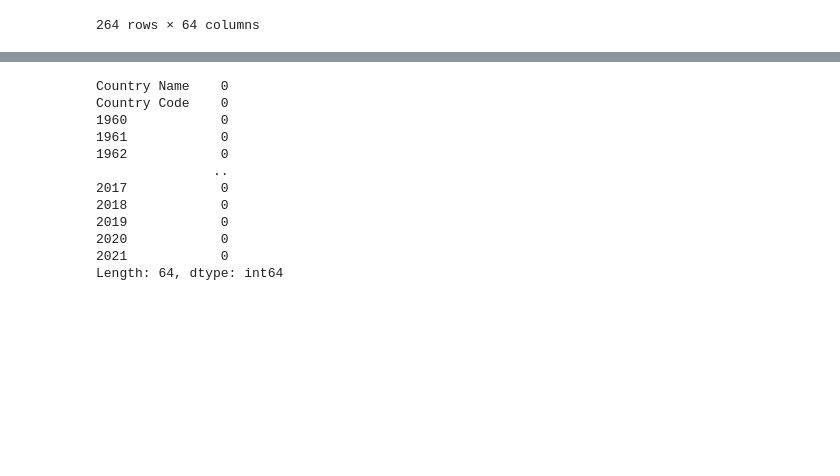
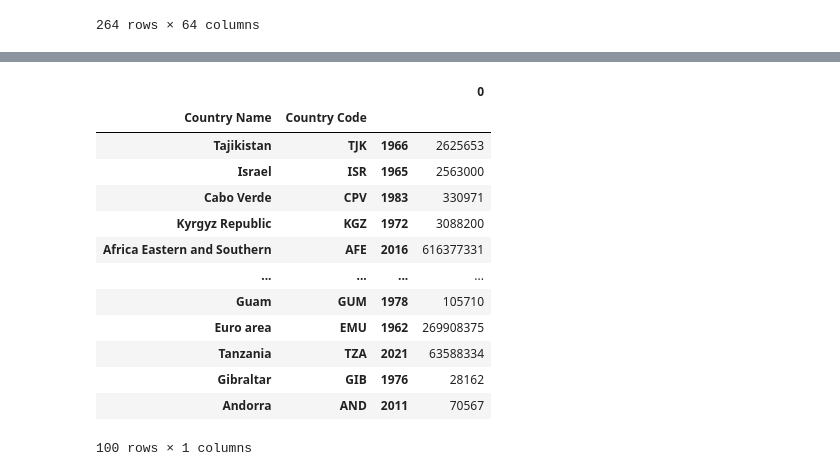
Before and after one commit to themountaintop/exploring_world_emissions, a Jupyter notebook: world_pop_ETL.ipynb, the cells around one changed output, grey strips where cells are left out. Saved outputs shown, nothing was run; the diff lists cells and outputs as text; code cells hidden in the pictures; blank space fills up the shorter version.

Commit message:
Adding modified emission and world_pop csv and notebook.

```diff
--- a/world_pop_ETL.ipynb
+++ b/world_pop_ETL.ipynb
@@ -167,15 +117,0 @@ year_df
-# %%
-world_pop_df.isnull().sum()
-# %% [output]
-Country Name    0
-Country Code    0
-1960            0
-1961            0
-1962            0
-               ..
-2017            0
-2018            0
-2019            0
-2020            0
-2021            0
-Length: 64, dtype: int64
@@ -189,0 +118,20 @@ Length: 64, dtype: int64
+# %%
+# Stacked
+world_pop_df3 = pd.DataFrame(world_pop_df.set_index(['Country Name',
+                                                     'Country Code']).stack())
+world_pop_df3.sample(100)
+# %% [output]
+|  |  |  | 0 |
+| Country Name | Country Code |  |  |
+| Tajikistan | TJK | 1966 | 2625653 |
+| Israel | ISR | 1965 | 2563000 |
+| Cabo Verde | CPV | 1983 | 330971 |
+| Kyrgyz Republic | KGZ | 1972 | 3088200 |
+| Africa Eastern and Southern | AFE | 2016 | 616377331 |
+| ... | ... | ... | ... |
+| Guam | GUM | 1978 | 105710 |
+| Euro area | EMU | 1962 | 269908375 |
+| Tanzania | TZA | 2021 | 63588334 |
+| Gibraltar | GIB | 1976 | 28162 |
+| Andorra | AND | 2011 | 70567 |
+100 rows × 1 columns
```
Also changed, not shown: parts of 10 cells of this notebook, 2 other files.
